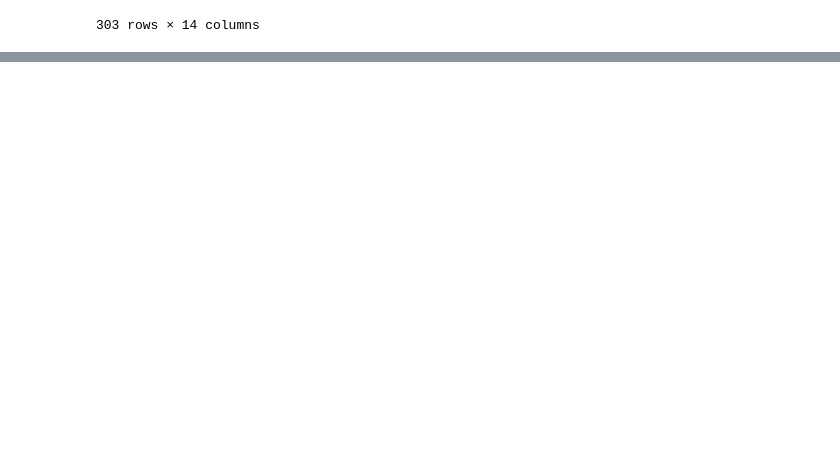
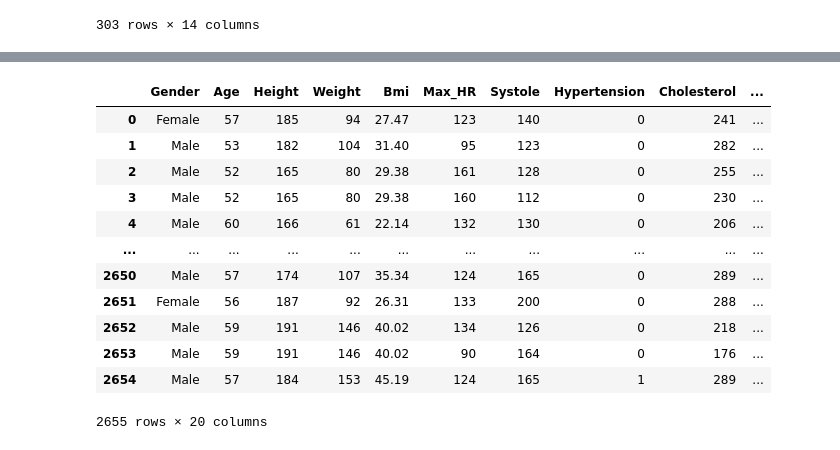
Before and after one commit to VishalRavichandran27/hds5210-2023, a Jupyter notebook: final/final.ipynb, the cells around one changed output, grey strips where cells are left out. Cells and saved outputs as stored; diff of their text form; code cells hidden in the pictures; blank space fills up the shorter version.

```diff
--- a/final/final.ipynb
+++ b/final/final.ipynb
@@ -215,0 +204,2 @@ See the caveats in the documentation: https://pandas.pydata.org/pandas-docs/stab
+# %%
+diabetes = diabetes.drop(columns = 'Smoking_History')
@@ -215,0 +222,19 @@ See the caveats in the documentation: https://pandas.pydata.org/pandas-docs/stab
+# %%
+diabetes = diabetes[['Gender', 'Age', 'Height', 'Weight','Bmi', 'Max_HR', 'Systole','Hypertension', 'Cholesterol', 'Blood_Glucose_Level','Hba1C_Level',
+          'Resting_ECG','Exercise_angina', 'Oldpeak', 'Slope', 'CA', 'Thal', 'Chest_pain', 'Diabetes', 'Heart_Disease']].reset_index()
+del diabetes['index']
+diabetes
+# %% [output]
+|  | Gender | Age | Height | Weight | Bmi | Max_HR | Systole | Hypertension | Cholesterol | ... |
+| 0 | Female | 57 | 185 | 94 | 27.47 | 123 | 140 | 0 | 241 | ... |
+| 1 | Male | 53 | 182 | 104 | 31.40 | 95 | 123 | 0 | 282 | ... |
+| 2 | Male | 52 | 165 | 80 | 29.38 | 161 | 128 | 0 | 255 | ... |
+| 3 | Male | 52 | 165 | 80 | 29.38 | 160 | 112 | 0 | 230 | ... |
+| 4 | Male | 60 | 166 | 61 | 22.14 | 132 | 130 | 0 | 206 | ... |
+| ... | ... | ... | ... | ... | ... | ... | ... | ... | ... | ... |
+| 2650 | Male | 57 | 174 | 107 | 35.34 | 124 | 165 | 0 | 289 | ... |
+| 2651 | Female | 56 | 187 | 92 | 26.31 | 133 | 200 | 0 | 288 | ... |
+| 2652 | Male | 59 | 191 | 146 | 40.02 | 134 | 126 | 0 | 218 | ... |
+| 2653 | Male | 59 | 191 | 146 | 40.02 | 90 | 164 | 0 | 176 | ... |
+| 2654 | Male | 57 | 184 | 153 | 45.19 | 124 | 165 | 1 | 289 | ... |
+2655 rows × 20 columns
```
Also changed, not shown: parts of 11 cells of this notebook.
